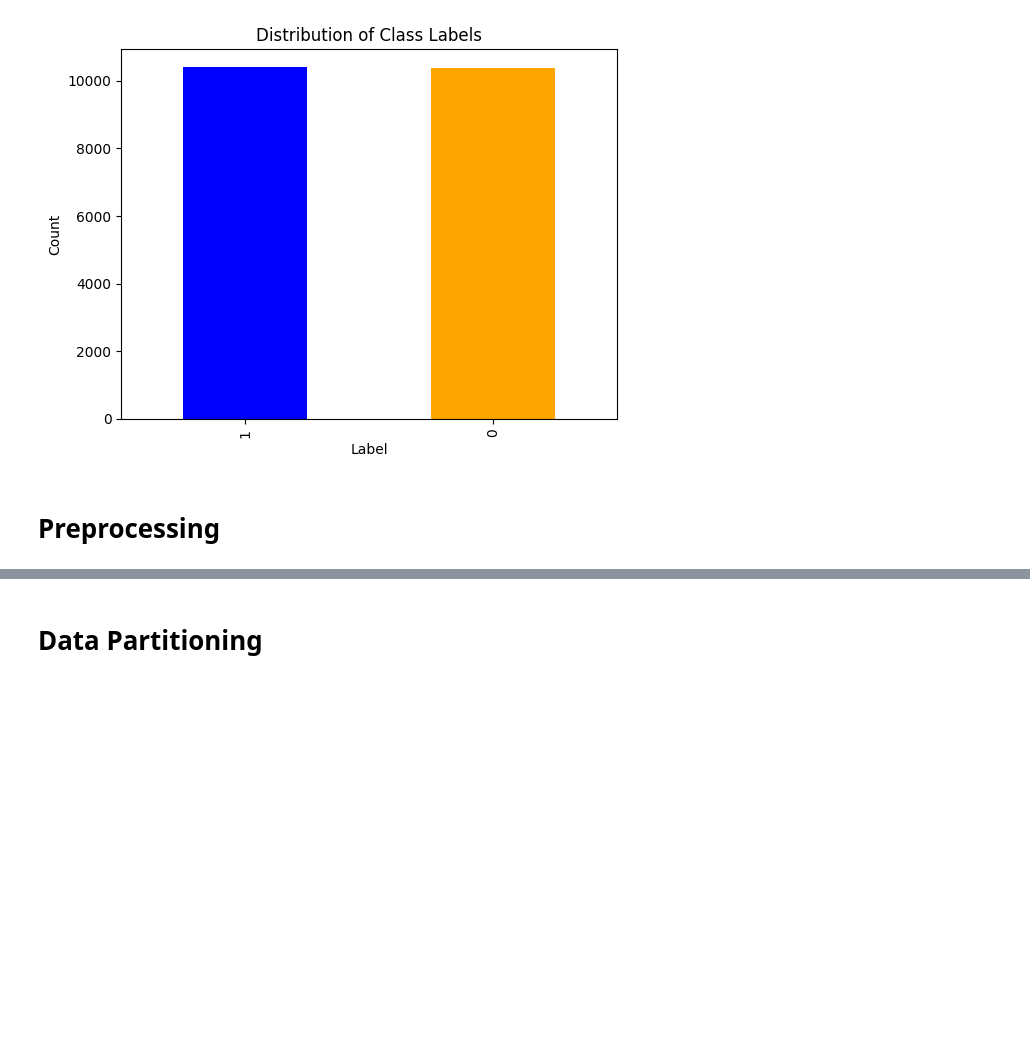
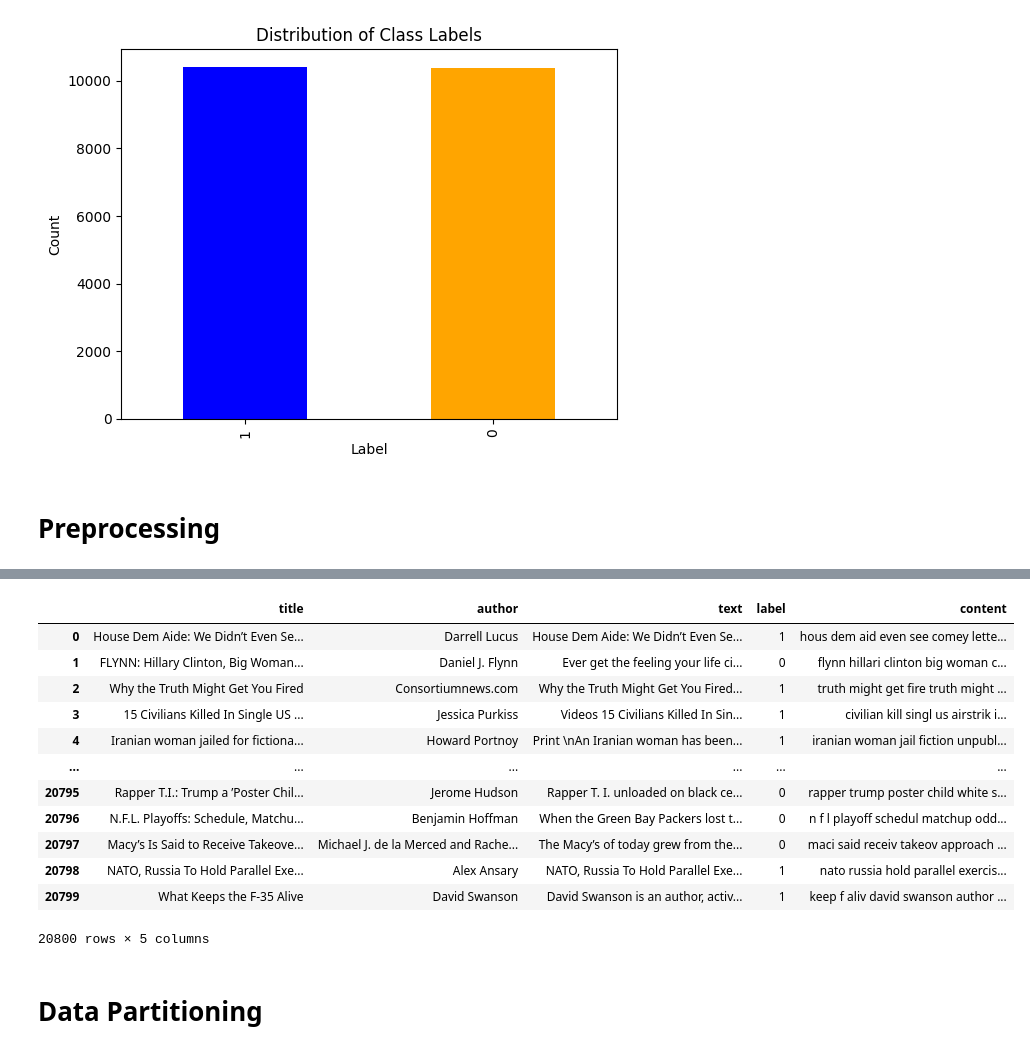
Before and after one commit to mmahmoudighaznavi/ADS504-Fake-News-Detection-MachineLearning-DeepLearning, a Jupyter notebook: Fake_news_prediction.ipynb, the cells around one changed output, grey strips where cells are left out. Drawn from its saved outputs; the diff is of its cells as text; code cells hidden in the pictures; blank space fills up the shorter version.

```diff
--- a/Fake_news_prediction.ipynb
+++ b/Fake_news_prediction.ipynb
@@ -128 +108,34 @@ These steps are similar to NLTK preprocessing in their goals (tokenization, stop
+# %%
+import re
+from nltk.stem import PorterStemmer
+from nltk.corpus import stopwords
+
+port_stem = PorterStemmer()
+
+def remove_non_alpha(text):
+    # remove numbers and punctuation, keep only alphabets
+    return re.sub('[^a-zA-Z]+', ' ', text)
+
+def lowercase(text):
+    # convert all alphabets into lowercase
+    return text.lower()
+
+def remove_stopwords_and_stem(text):
+    # split and convert to list
+    words = text.split()
+
+    # stem all the words that are not in stopwords
+    stemmed_words = [port_stem.stem(word) for word in words if word not in stopwords.words('english')]
+
+    # join the stemmed words back into a string
+    return ' '.join(stemmed_words)
+
+def clean_text(content):
+    cleaned_content = remove_non_alpha(content)
+    cleaned_content = lowercase(cleaned_content)
+    cleaned_content = remove_stopwords_and_stem(cleaned_content)
+    return cleaned_content
+# %%
+# Apply the preprocessing to the 'content' column
+fake_news_df['content'] = fake_news_df['content'].apply(clean_text)
 # %%
@@ -130,3 +143,19 @@ fake_news_df.to_csv('/content/drive/MyDrive/ADS504 - Machine Learning /resource/
+# %%
+fake_news_df
+# %% [output]
+|  | title | author | text | label | content |
+| 0 | House Dem Aide: We Didn’t Even Se... | Darrell Lucus | House Dem Aide: We Didn’t Even Se... | 1 | hous dem aid even see comey lette... |
+| 1 | FLYNN: Hillary Clinton, Big Woman... | Daniel J. Flynn | Ever get the feeling your life ci... | 0 | flynn hillari clinton big woman c... |
+| 2 | Why the Truth Might Get You Fired | Consortiumnews.com | Why the Truth Might Get You Fired... | 1 | truth might get fire truth might ... |
+| 3 | 15 Civilians Killed In Single US ... | Jessica Purkiss | Videos 15 Civilians Killed In Sin... | 1 | civilian kill singl us airstrik i... |
+| 4 | Iranian woman jailed for fictiona... | Howard Portnoy | Print \nAn Iranian woman has been... | 1 | iranian woman jail fiction unpubl... |
+| ... | ... | ... | ... | ... | ... |
+| 20795 | Rapper T.I.: Trump a ’Poster Chil... | Jerome Hudson | Rapper T. I. unloaded on black ce... | 0 | rapper trump poster child white s... |
+| 20796 | N.F.L. Playoffs: Schedule, Matchu... | Benjamin Hoffman | When the Green Bay Packers lost t... | 0 | n f l playoff schedul matchup odd... |
+| 20797 | Macy’s Is Said to Receive Takeove... | Michael J. de la Merced and Rache... | The Macy’s of today grew from the... | 0 | maci said receiv takeov approach ... |
+| 20798 | NATO, Russia To Hold Parallel Exe... | Alex Ansary | NATO, Russia To Hold Parallel Exe... | 1 | nato russia hold parallel exercis... |
+| 20799 | What Keeps the F-35 Alive | David Swanson | David Swanson is an author, activ... | 1 | keep f aliv david swanson author ... |
+20800 rows × 5 columns
 # %% [markdown]
 # Data Partitioning
 # %%
```
Also changed, not shown: parts of 7 cells of this notebook.
